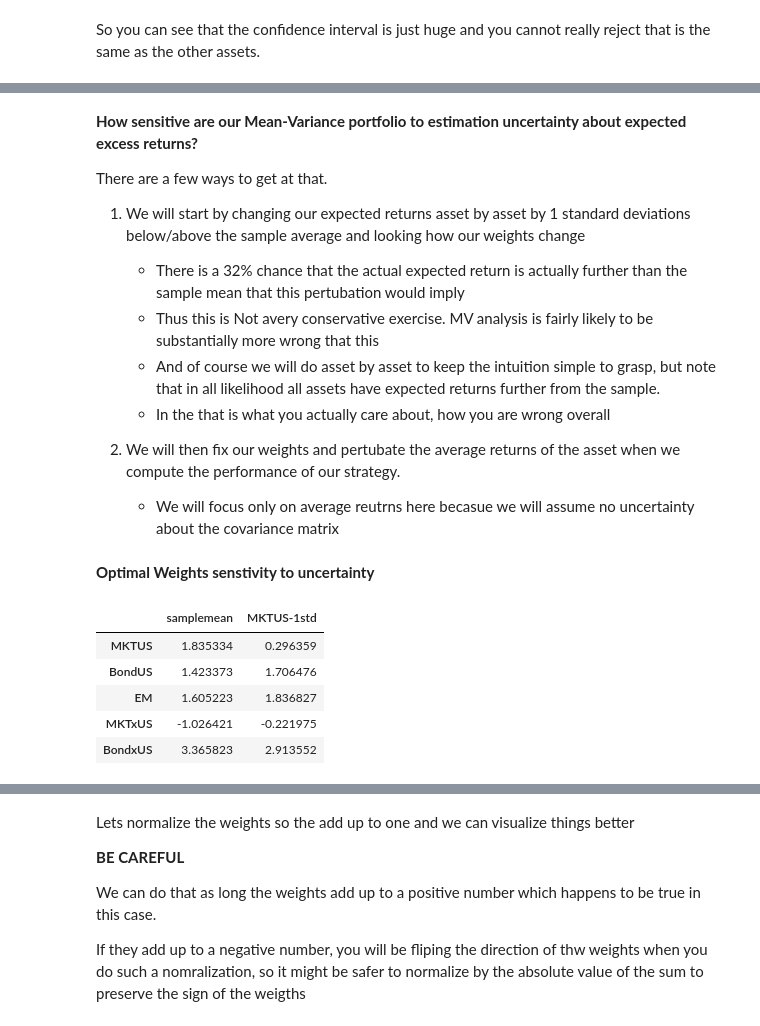
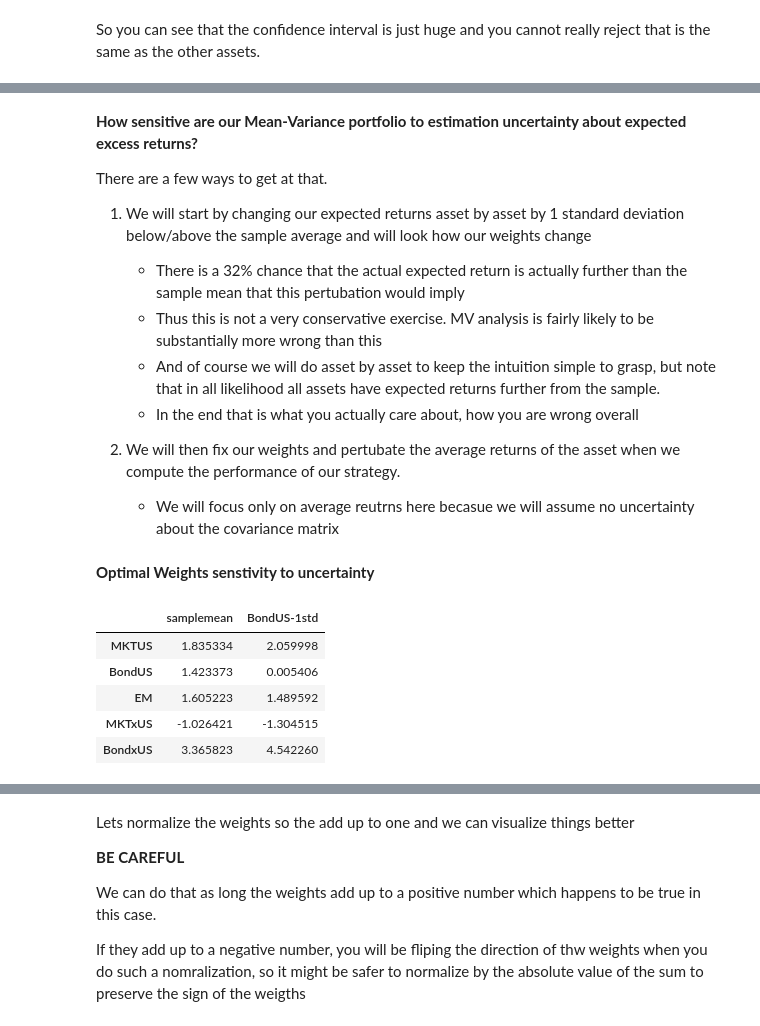
Before and after one commit to amoreira2/Lectures, a Jupyter notebook: chapters/Finance/EstimationUncertainty.ipynb, the cells around one changed output, grey strips where cells are left out. Cells and saved outputs as stored; diff of their text form; code cells hidden in the pictures.

```diff
--- a/chapters/Finance/EstimationUncertainty.ipynb
+++ b/chapters/Finance/EstimationUncertainty.ipynb
@@ -212,11 +223,12 @@ We will briefly discuss statistical tests, but you should look at Chapter 20 whe
 
 There are a few ways to get at that.
 
-1. We will start by changing our expected returns asset by asset by 1 standard deviations below/above the sample average and looking how our weights change
+1. We will start by changing our expected returns asset by asset by 1 standard deviation below/above the sample average and will look how our weights change
+
    - There is a 32% chance that the actual expected return is actually further than the sample mean that this pertubation would imply
-   - Thus this is Not avery conservative exercise. MV analysis is fairly likely to be substantially more wrong that this
+   - Thus this is not a very conservative exercise. MV analysis is fairly likely to be substantially more wrong than this
    - And of course we will do asset by asset to keep the intuition simple to grasp, but note that in all likelihood all assets have expected returns further from the sample.
-   - In the that is what you actually care about, how you are wrong overall
+   - In the end that is what you actually care about, how you are wrong overall
 
 2. We will then fix our weights and pertubate the average returns of the asset when we compute the performance of our strategy.
    - We will focus only on average reutrns here becasue we will assume no uncertainty about the covariance matrix
@@ -225,28 +237,29 @@ There are a few ways to get at that.
 # %%
 # lets look at what happens with weights and Sharpes as we pertubate the mean of the market return by one standard deviation
 Wmve=pd.DataFrame([],index=Re.columns)
 
 ERe=Re.mean()
 CovRe=Re.cov()
 T=Re.shape[0]
 
-asset='MKTUS'
+asset='BondUS'
 pertubation=1
 mu=Re[asset].mean()
 musigma=Re[asset].std()/T**0.5
 # I am creating a copy of the average return vector so I can pertubate it below
-ERemsig=Ere.copy()
+ERemsig=ERe.copy()
+
 ERemsig[asset]=mu-pertubation*musigma
 
 # mve for sample mean
 Wmve['samplemean'] =np.linalg.inv(CovRe) @ ERe
 # mve for perturbed mean
 Wmve[asset+'-'+str(pertubation)+'std'] =np.linalg.inv(CovRe) @ ERemsig
 Wmve
 # %% [output]
-|  | samplemean | MKTUS-1std |
-| MKTUS | 1.835334 | 0.296359 |
-| BondUS | 1.423373 | 1.706476 |
-| EM | 1.605223 | 1.836827 |
-| MKTxUS | -1.026421 | -0.221975 |
-| BondxUS | 3.365823 | 2.913552 |
+|  | samplemean | BondUS-1std |
+| MKTUS | 1.835334 | 2.059998 |
+| BondUS | 1.423373 | 0.005406 |
+| EM | 1.605223 | 1.489592 |
+| MKTxUS | -1.026421 | -1.304515 |
+| BondxUS | 3.365823 | 4.542260 |
```
Also changed, not shown: parts of 14 cells of this notebook.
